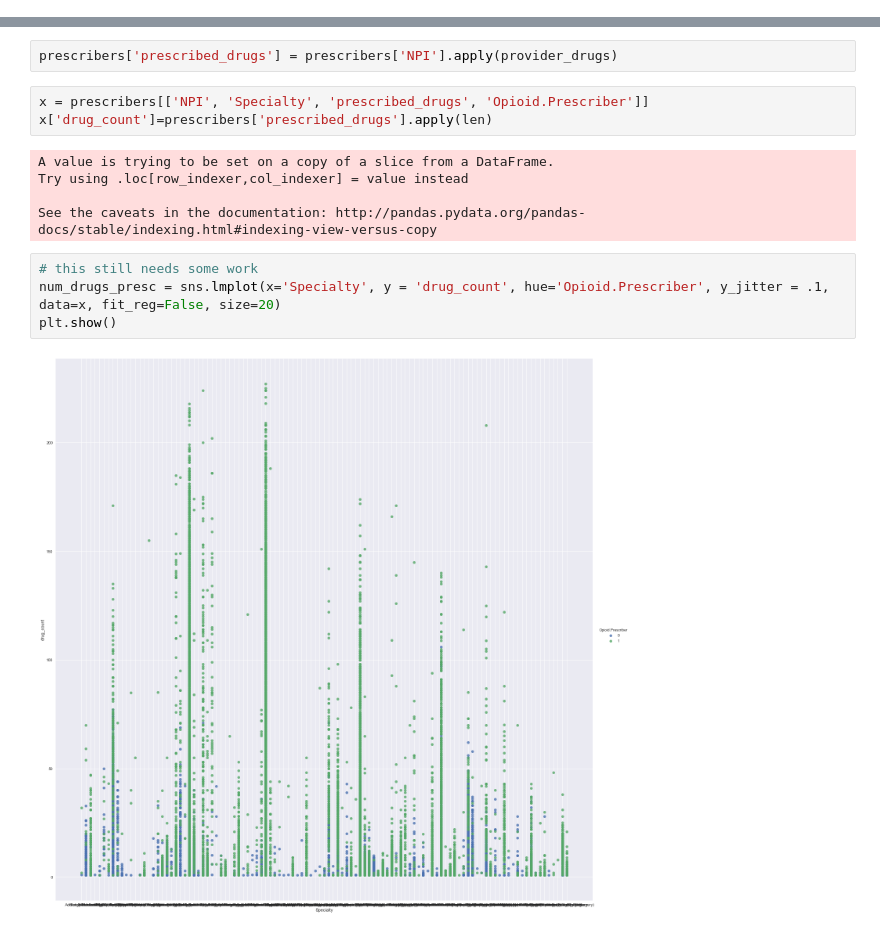
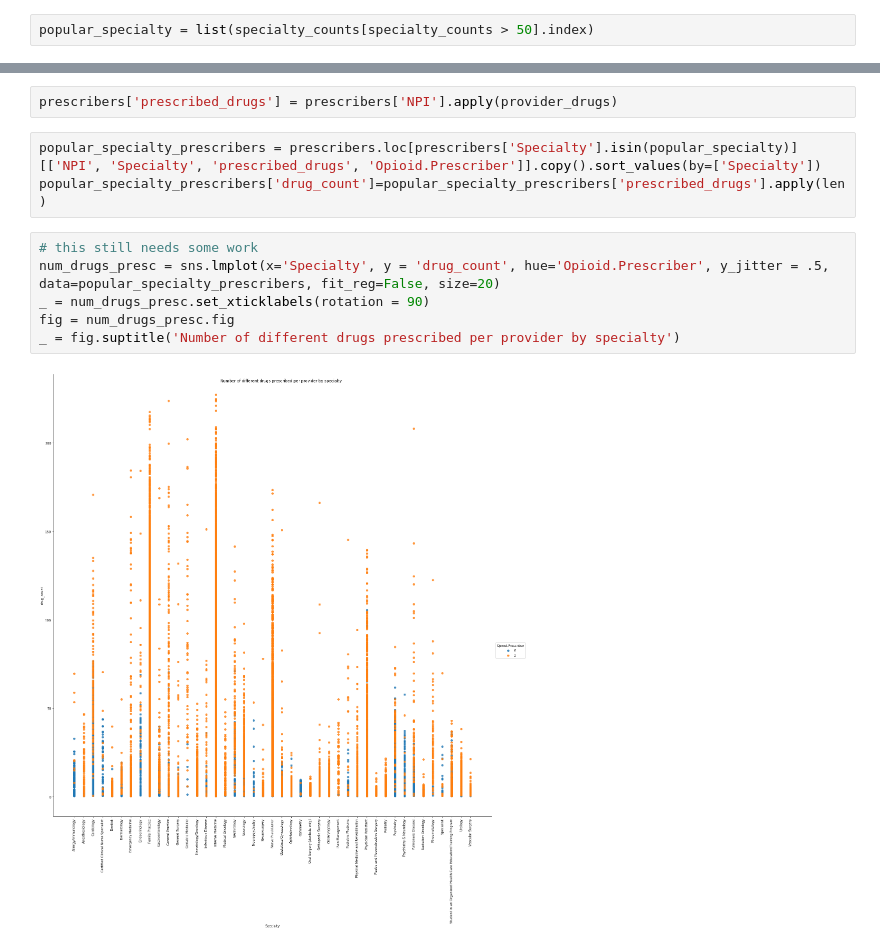
Before and after one commit to ryatchak/springboard, a Jupyter notebook: sandbox/us_opiatedata_kaggle.ipynb, the cells around one changed output, grey strips where cells are left out. Saved outputs shown, nothing was run; the diff lists cells and outputs as text.

Commit message:
Visualizations: can we distinguish between specialities based on prescribed drugs?

```diff
--- a/sandbox/us_opiatedata_kaggle.ipynb
+++ b/sandbox/us_opiatedata_kaggle.ipynb
@@ -524,6 +522,8 @@ Geriatric Medicine                                                  59
 Pain Management                                                     55
 Neuropsychiatry                                                     52
 Name: Specialty, dtype: int64
+# %%
+popular_specialty = list(specialty_counts[specialty_counts > 50].index)
 # %% [markdown]
 # Which drugs are prescribed most often?
 # %%
@@ -652,16 +644,13 @@ See the caveats in the documentation: http://pandas.pydata.org/pandas-docs/stabl
 # %%
 prescribers['prescribed_drugs'] = prescribers['NPI'].apply(provider_drugs)
 # %%
-x = prescribers[['NPI', 'Specialty', 'prescribed_drugs', 'Opioid.Prescriber']]
-x['drug_count']=prescribers['prescribed_drugs'].apply(len)
+popular_specialty_prescribers = prescribers.loc[prescribers['Specialty'].isin(popular_specialty)][['NPI', 'Specialty', 'prescribed_drugs', 'Opioid.Prescriber']].copy().sort_values(by=['Specialty'])
+popular_specialty_prescribers['drug_count']=popular_specialty_prescribers['prescribed_drugs'].apply(len)
-# %% [output]
-A value is trying to be set on a copy of a slice from a DataFrame.
-Try using .loc[row_indexer,col_indexer] = value instead
-
-See the caveats in the documentation: http://pandas.pydata.org/pandas-docs/stable/indexing.html#indexing-view-versus-copy
 # %%
 # this still needs some work
-num_drugs_presc = sns.lmplot(x='Specialty', y = 'drug_count', hue='Opioid.Prescriber', y_jitter = .1, data=x, fit_reg=False, size=20)
-plt.show()
+num_drugs_presc = sns.lmplot(x='Specialty', y = 'drug_count', hue='Opioid.Prescriber', y_jitter = .5, data=popular_specialty_prescribers, fit_reg=False, size=20)
+_ = num_drugs_presc.set_xticklabels(rotation = 90)
+fig = num_drugs_presc.fig
+_ = fig.suptitle('Number of different drugs prescribed per provider by specialty')
 # %% [output]
-[figure, old version]
+[figure, new version]
```
Also changed, not shown: parts of 13 cells of this notebook.
